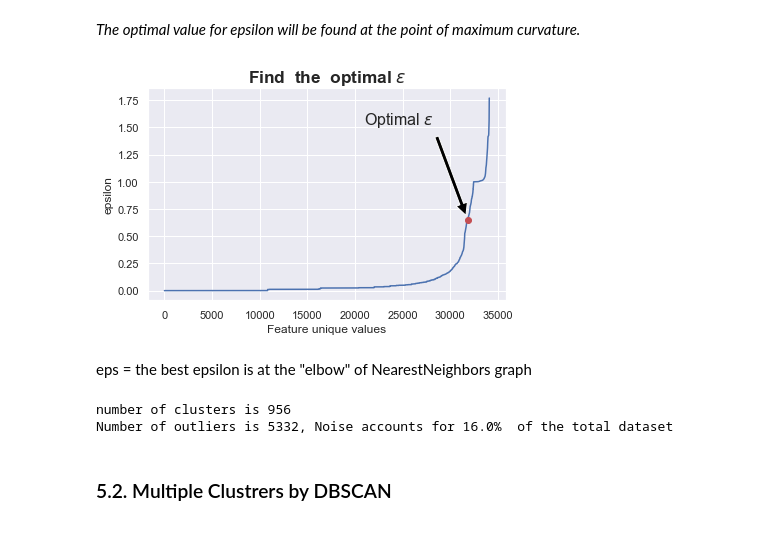
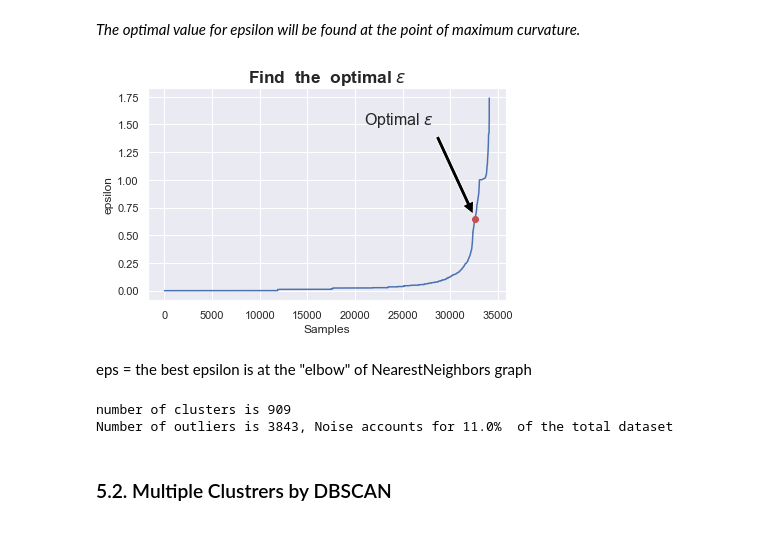
Before and after one commit to ophirshurany/Data-Science-, a Jupyter notebook: Data_Science_NB.ipynb, the cells around one changed output. Drawn from its saved outputs; the diff is of its cells as text; code cells hidden in the pictures.

```diff
--- a/Data_Science_NB.ipynb
+++ b/Data_Science_NB.ipynb
@@ -507,35 +507,37 @@ df_scaled
 *The optimal value for epsilon will be found at the point of maximum curvature.*
 # %%
 from sklearn.neighbors import NearestNeighbors
+y_scaled_DB=pd.DataFrame(df_scaled.y)
+data_scaled_DB=df_scaled.drop("y",axis=1)
 neigh = NearestNeighbors(n_neighbors=2)
-nbrs = neigh.fit(df_scaled)
-distances, indices = nbrs.kneighbors(df_scaled)
+nbrs = neigh.fit(data_scaled_DB)
+distances, indices = nbrs.kneighbors(data_scaled_DB)
 distances = np.sort(distances, axis=0)
 distances = distances[:,1]
 plt.plot(distances)
 plt.title("Find  the  optimal "+r'$  \varepsilon$',fontsize='xx-large', fontweight='bold')
 plt.ylabel("epsilon")
-plt.xlabel("Feature unique values")
-plt.plot([31825], [0.65], 'ro')
-plt.annotate('Optimal '+r'$\varepsilon$', (31825,0.65),
+plt.xlabel("Samples")
+plt.plot([32621], [0.65], 'ro')
+plt.annotate('Optimal '+r'$\varepsilon$', (32621,0.65),
             xytext=(0.8, 0.9), textcoords='axes fraction',
             arrowprops=dict(facecolor='black', shrink=0.05),
             fontsize=16,
             horizontalalignment='right', verticalalignment='top')
 plt.tight_layout()
 # %% [output]
-[figure, old version]
+[figure, new version]
 # %% [markdown]
 eps = the best epsilon is at the "elbow" of NearestNeighbors graph
 # %%
 from sklearn.cluster import DBSCAN
-db = DBSCAN(eps=0.65,min_samples=5).fit(df_scaled)
+db = DBSCAN(eps=0.65,min_samples=5).fit(data_scaled_DB)
 labels=db.labels_
 clusterNum=len(set(labels))
 print("number of clusters is "+str(clusterNum))
 noise=np.count_nonzero(labels == -1)
-noise_percentage=round(100*noise/df_scaled.shape[0],0)
+noise_percentage=round(100*noise/data_scaled_DB.shape[0],0)
 print("Number of outliers is "+str(noise)+ ", Noise accounts for "+str(noise_percentage)+"%  of the total dataset" )
 # %% [output]
-number of clusters is 956
-Number of outliers is 5332, Noise accounts for 16.0%  of the total dataset
+number of clusters is 909
+Number of outliers is 3843, Noise accounts for 11.0%  of the total dataset
```
Also changed, not shown: parts of 21 cells of this notebook.
